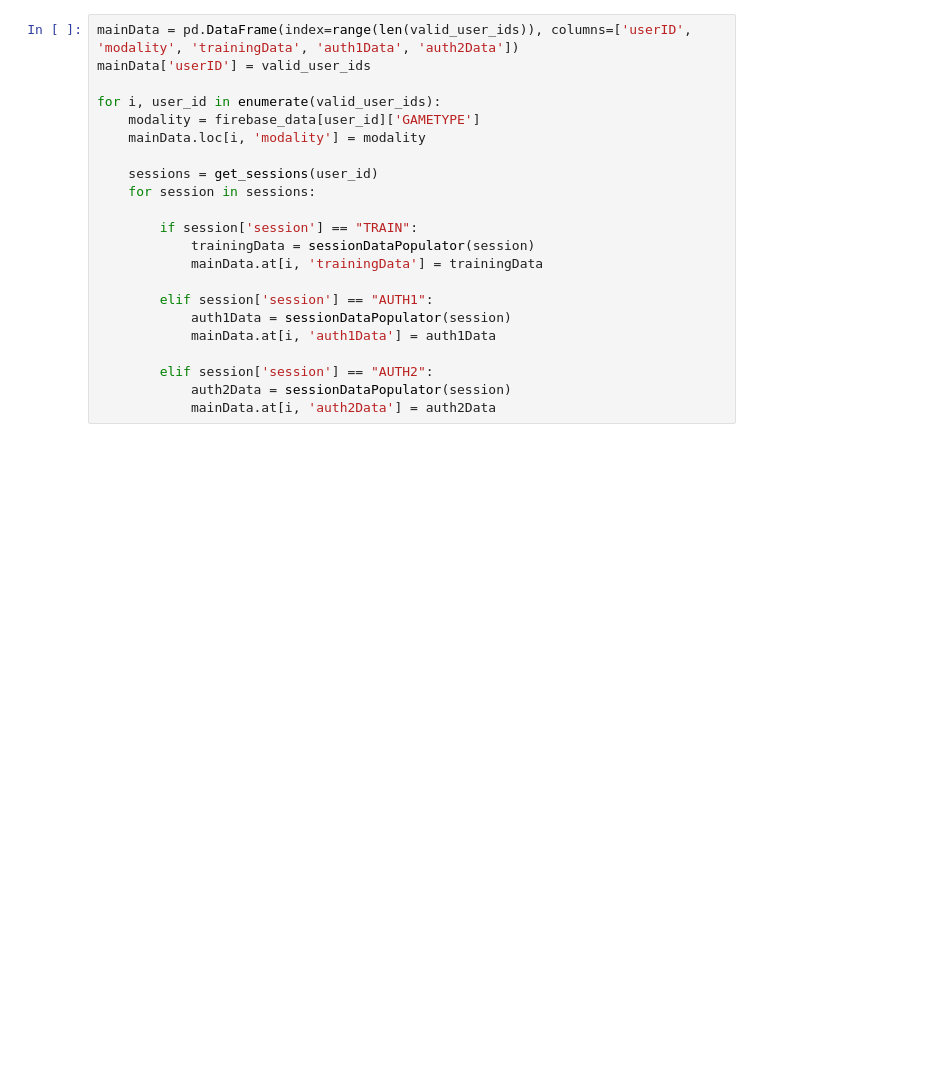
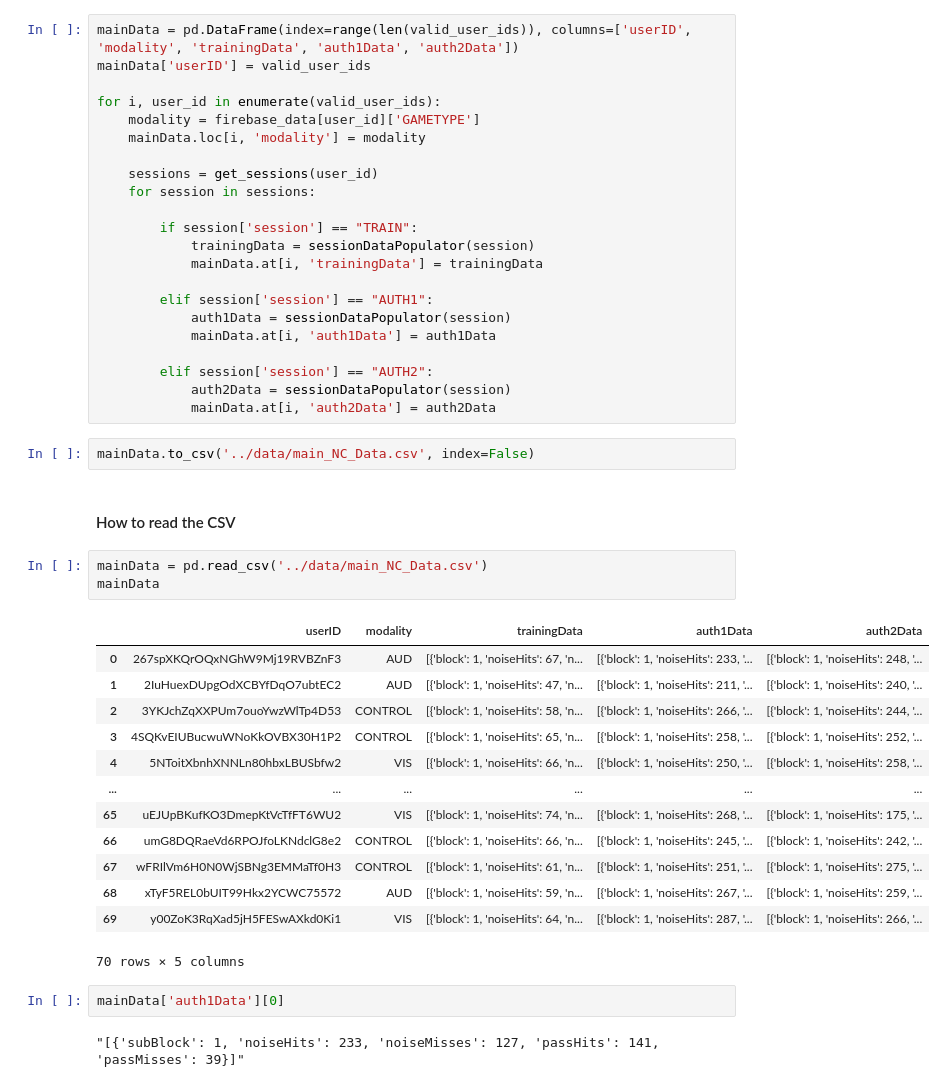
Before and after one commit to niranjanrajesh02/neurocrypt_analysis, a Jupyter notebook: preprocessing/extract.ipynb, the cells around one changed output. Drawn from its saved outputs; the diff is of its cells as text; blank space fills up the shorter version.

```diff
--- a/preprocessing/extract.ipynb
+++ b/preprocessing/extract.ipynb
@@ -141,3 +142,28 @@ for i, user_id in enumerate(valid_user_ids):
         elif session['session'] == "AUTH2":
             auth2Data = sessionDataPopulator(session)
             mainData.at[i, 'auth2Data'] = auth2Data
+# %%
+mainData.to_csv('../data/main_NC_Data.csv', index=False)
+# %% [markdown]
+#### How to read the CSV
+# %%
+mainData = pd.read_csv('../data/main_NC_Data.csv')
+mainData
+# %% [output]
+|  | userID | modality | trainingData | auth1Data | auth2Data |
+| 0 | 267spXKQrOQxNGhW9Mj19RVBZnF3 | AUD | [{'block': 1, 'noiseHits': 67, 'n... | [{'block': 1, 'noiseHits': 233, '... | [{'block': 1, 'noiseHits': 248, '... |
+| 1 | 2IuHuexDUpgOdXCBYfDqO7ubtEC2 | AUD | [{'block': 1, 'noiseHits': 47, 'n... | [{'block': 1, 'noiseHits': 211, '... | [{'block': 1, 'noiseHits': 240, '... |
+| 2 | 3YKJchZqXXPUm7ouoYwzWlTp4D53 | CONTROL | [{'block': 1, 'noiseHits': 58, 'n... | [{'block': 1, 'noiseHits': 266, '... | [{'block': 1, 'noiseHits': 244, '... |
+| 3 | 4SQKvEIUBucwuWNoKkOVBX30H1P2 | CONTROL | [{'block': 1, 'noiseHits': 65, 'n... | [{'block': 1, 'noiseHits': 258, '... | [{'block': 1, 'noiseHits': 252, '... |
+| 4 | 5NToitXbnhXNNLn80hbxLBUSbfw2 | VIS | [{'block': 1, 'noiseHits': 66, 'n... | [{'block': 1, 'noiseHits': 250, '... | [{'block': 1, 'noiseHits': 258, '... |
+| ... | ... | ... | ... | ... | ... |
+| 65 | uEJUpBKufKO3DmepKtVcTfFT6WU2 | VIS | [{'block': 1, 'noiseHits': 74, 'n... | [{'block': 1, 'noiseHits': 268, '... | [{'block': 1, 'noiseHits': 175, '... |
+| 66 | umG8DQRaeVd6RPOJfoLKNdclG8e2 | CONTROL | [{'block': 1, 'noiseHits': 66, 'n... | [{'block': 1, 'noiseHits': 245, '... | [{'block': 1, 'noiseHits': 242, '... |
+| 67 | wFRIlVm6H0N0WjSBNg3EMMaTf0H3 | CONTROL | [{'block': 1, 'noiseHits': 61, 'n... | [{'block': 1, 'noiseHits': 251, '... | [{'block': 1, 'noiseHits': 275, '... |
+| 68 | xTyF5REL0bUIT99Hkx2YCWC75572 | AUD | [{'block': 1, 'noiseHits': 59, 'n... | [{'block': 1, 'noiseHits': 267, '... | [{'block': 1, 'noiseHits': 259, '... |
+| 69 | y00ZoK3RqXad5jH5FESwAXkd0Ki1 | VIS | [{'block': 1, 'noiseHits': 64, 'n... | [{'block': 1, 'noiseHits': 287, '... | [{'block': 1, 'noiseHits': 266, '... |
+70 rows × 5 columns
+# %%
+mainData['auth1Data'][0]
+# %% [output]
+"[{'subBlock': 1, 'noiseHits': 233, 'noiseMisses': 127, 'passHits': 141, 'passMisses': 39}]"
```
Also changed, not shown: parts of 1 cell of this notebook, 2 other files.
